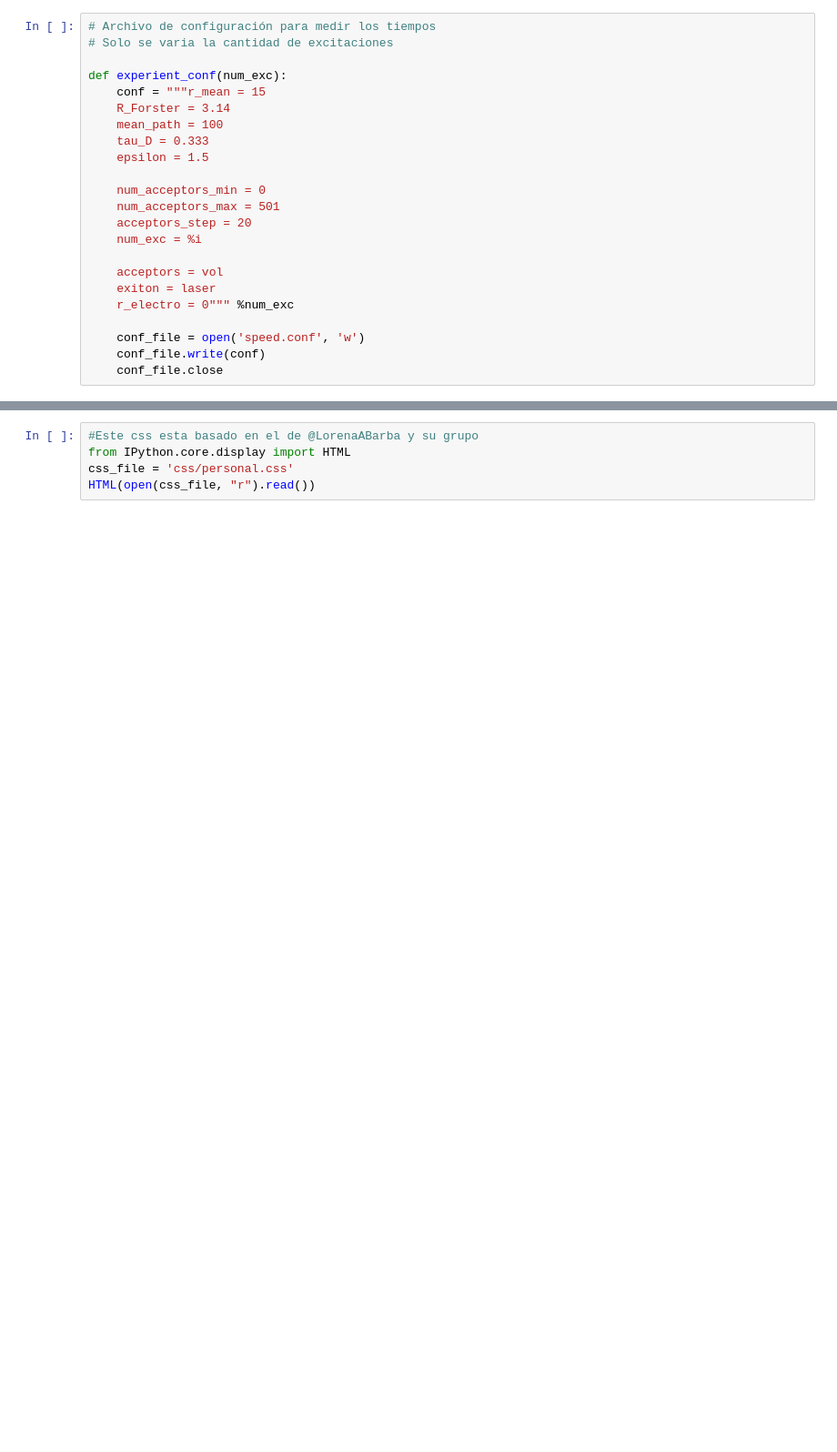
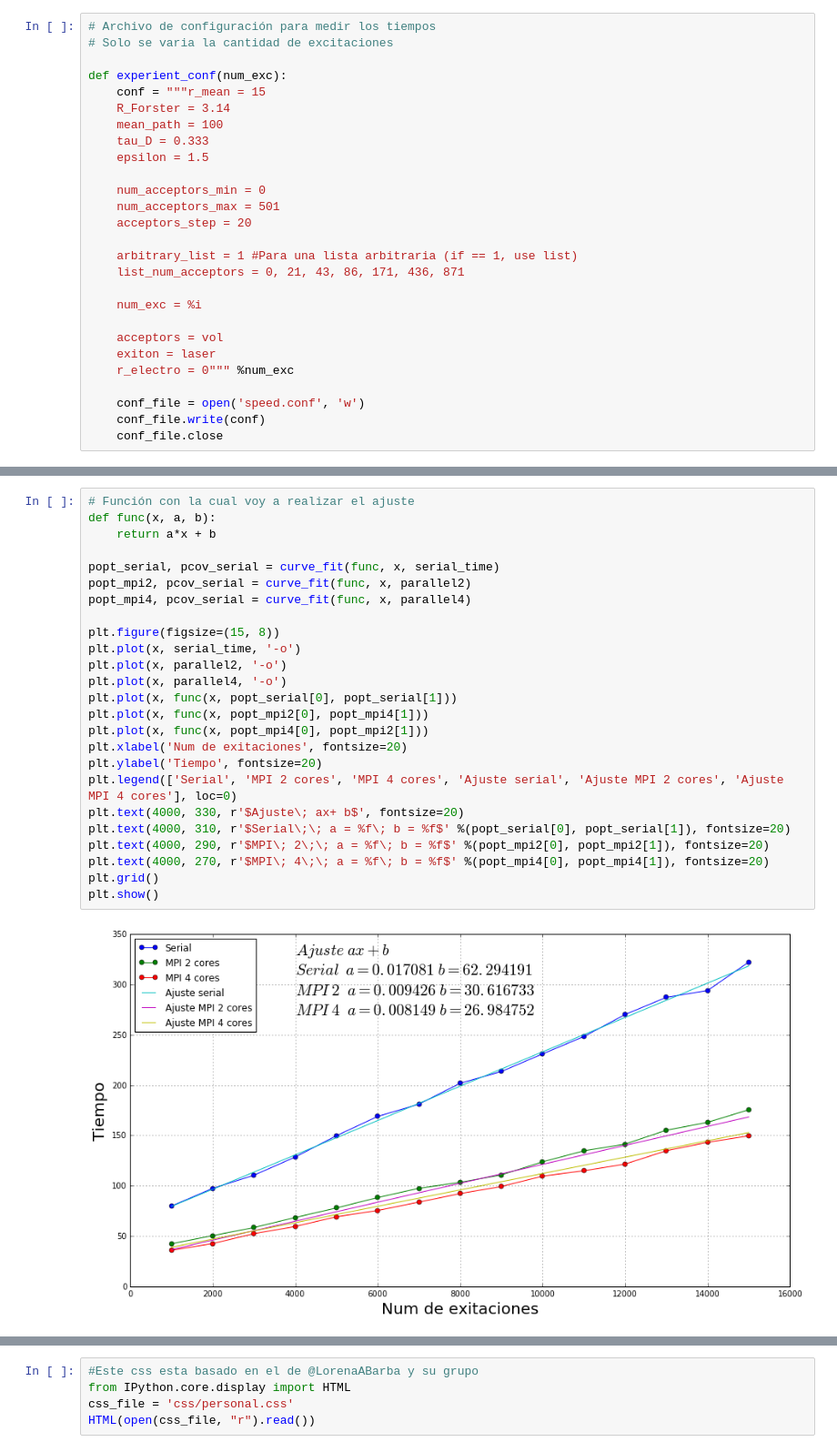
Before and after one commit to pewen/ten, a Jupyter notebook: IPython_notebook/08_SpeedUp.ipynb, the cells around one changed output, grey strips where cells are left out. Shown at 91% size. Cells and saved outputs as stored; diff of their text form; blank space fills up the shorter version.

```diff
--- a/IPython_notebook/08_SpeedUp.ipynb
+++ b/IPython_notebook/08_SpeedUp.ipynb
@@ -24,6 +24,10 @@ def experient_conf(num_exc):
     num_acceptors_min = 0
     num_acceptors_max = 501
     acceptors_step = 20
+
+    arbitrary_list = 1 #Para una lista arbitraria (if == 1, use list)
+    list_num_acceptors = 0, 21, 43, 86, 171, 436, 871
+
     num_exc = %i
 
     acceptors = vol
@@ -90,0 +75,27 @@ plt.grid(True)
+# %%
+# Función con la cual voy a realizar el ajuste
+def func(x, a, b):
+    return a*x + b
+
+popt_serial, pcov_serial = curve_fit(func, x, serial_time)
+popt_mpi2, pcov_serial = curve_fit(func, x, parallel2)
+popt_mpi4, pcov_serial = curve_fit(func, x, parallel4)
+
+plt.figure(figsize=(15, 8))
+plt.plot(x, serial_time, '-o')
+plt.plot(x, parallel2, '-o')
+plt.plot(x, parallel4, '-o')
+plt.plot(x, func(x, popt_serial[0], popt_serial[1]))
+plt.plot(x, func(x, popt_mpi2[0], popt_mpi4[1]))
+plt.plot(x, func(x, popt_mpi4[0], popt_mpi2[1]))
+plt.xlabel('Num de exitaciones', fontsize=20)
+plt.ylabel('Tiempo', fontsize=20)
+plt.legend(['Serial', 'MPI 2 cores', 'MPI 4 cores', 'Ajuste serial', 'Ajuste MPI 2 cores', 'Ajuste MPI 4 cores'], loc=0)
+plt.text(4000, 330, r'$Ajuste\; ax+ b$', fontsize=20)
+plt.text(4000, 310, r'$Serial\;\; a = %f\; b = %f$' %(popt_serial[0], popt_serial[1]), fontsize=20)
+plt.text(4000, 290, r'$MPI\; 2\;\; a = %f\; b = %f$' %(popt_mpi2[0], popt_mpi2[1]), fontsize=20)
+plt.text(4000, 270, r'$MPI\; 4\;\; a = %f\; b = %f$' %(popt_mpi4[0], popt_mpi4[1]), fontsize=20)
+plt.grid()
+plt.show()
+# %% [output]
+[figure, added]
```
Also changed, not shown: parts of 7 cells of this notebook.
